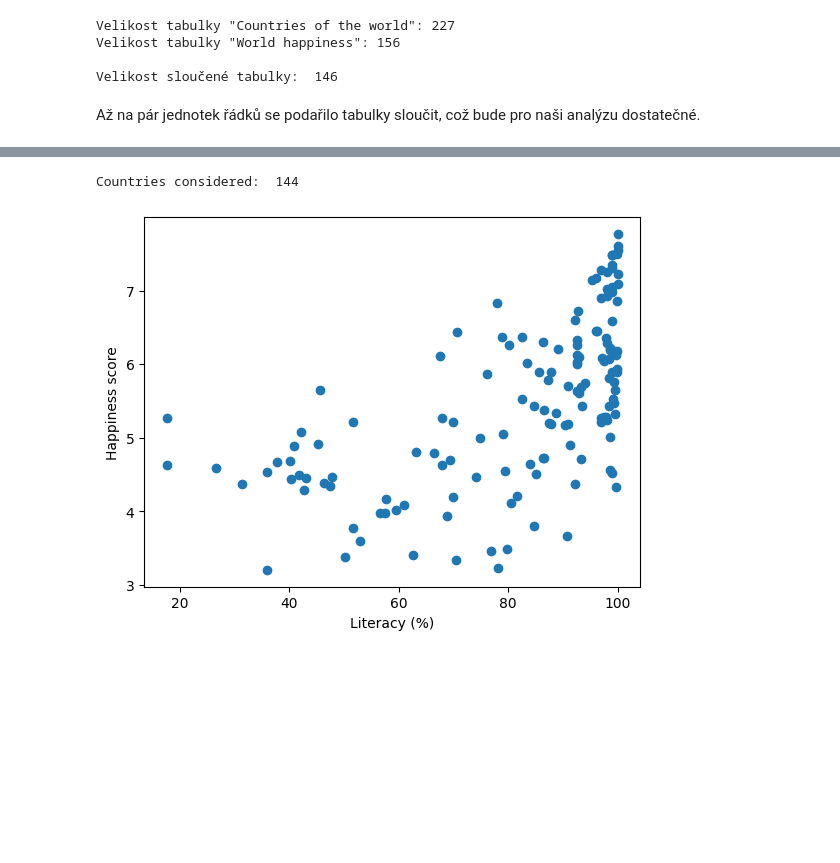
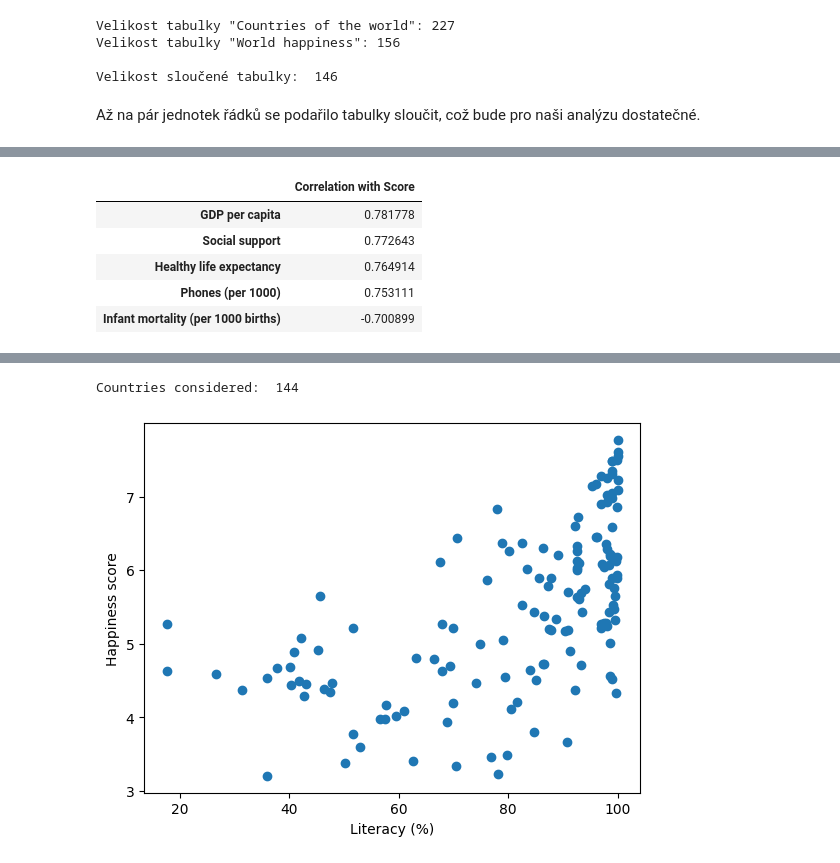
Before and after one commit to PatrikTrefil/NDBI048-data-science-project, a Jupyter notebook: main.ipynb, the cells around one changed output, grey strips where cells are left out. Drawn from its saved outputs; the diff is of its cells as text; code cells hidden in the pictures; blank space fills up the shorter version.

```diff
--- a/main.ipynb
+++ b/main.ipynb
@@ -119,0 +156,10 @@ První se podíváme na vztah mezi skórem štěstí a gramotností populace.
+# %%
+top_columns = correlations_df.drop(['Overall rank', 'GDP ($ per capita)']).head(top_n)
+top_columns
+# %% [output]
+|  | Correlation with Score |
+| GDP per capita | 0.781778 |
+| Social support | 0.772643 |
+| Healthy life expectancy | 0.764914 |
+| Phones (per 1000) | 0.753111 |
+| Infant mortality (per 1000 births) | -0.700899 |
```
Also changed, not shown: parts of 11 cells of this notebook.
